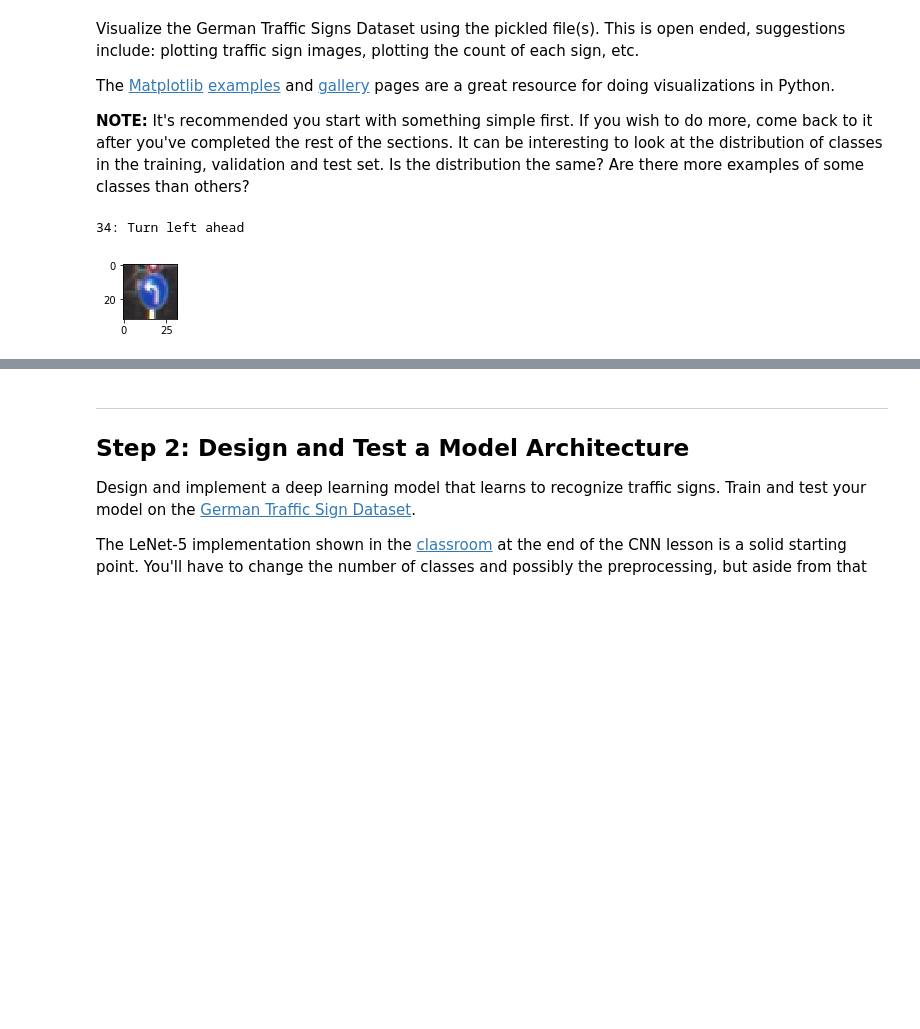
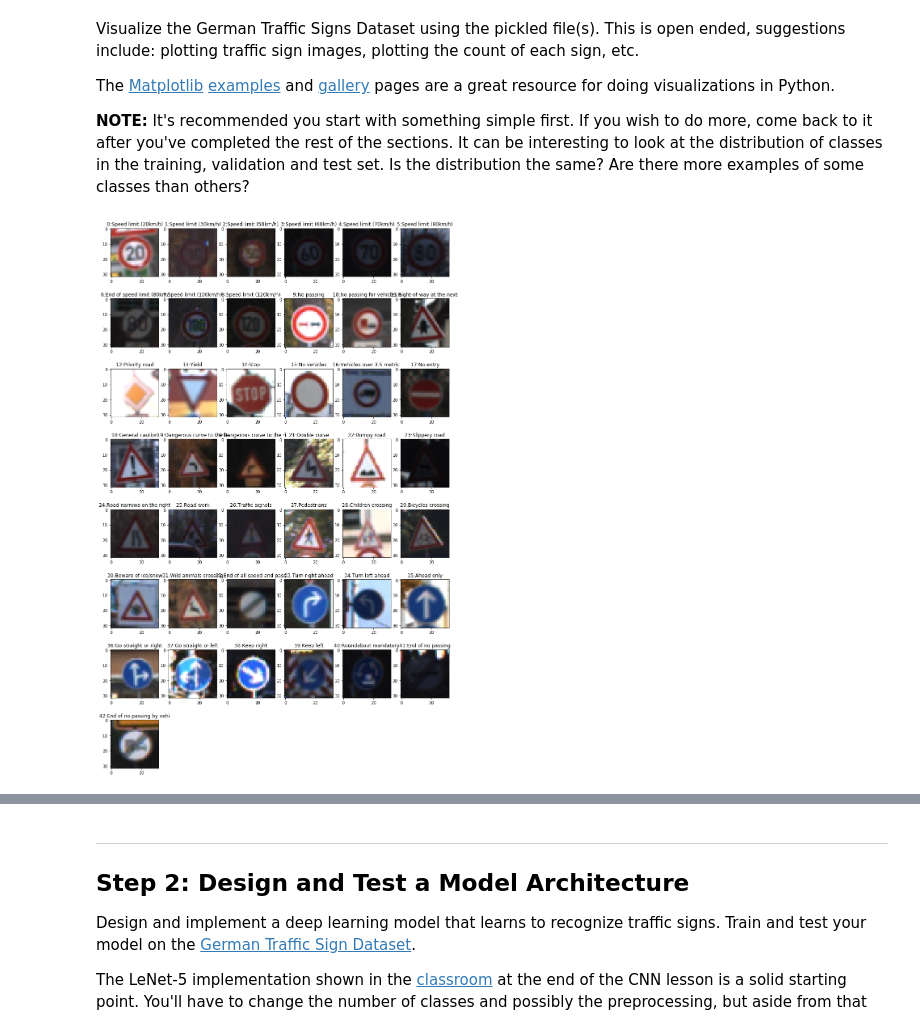
Before and after one commit to ahmadsheikhveisi/CarND-Traffic-Sign-Classifier-Project, a Jupyter notebook: Traffic_Sign_Classifier.ipynb, the cells around one changed output, grey strips where cells are left out. Cells and saved outputs as stored; diff of their text form; code cells hidden in the pictures; blank space fills up the shorter version.

Commit message:
plotting an image from each class plotting the data set distribution changing color spec from hls to yuv adding extra images adding the extra images top five softmax

```diff
--- a/Traffic_Sign_Classifier.ipynb
+++ b/Traffic_Sign_Classifier.ipynb
@@ -96,23 +96,44 @@ The [Matplotlib](http://matplotlib.org/) [examples](http://matplotlib.org/exampl
 # %%
 ### Data exploration visualization code goes here.
 ### Feel free to use as many code cells as needed.
 import matplotlib.pyplot as plt
 # Visualizations will be shown in the notebook.
 %matplotlib inline
 import random
 import csv
 import sys
 
-index = random.randint(0, len(X_train))
-image = X_train[index].squeeze()
 
 
 csv_file = csv.reader(open('signnames.csv'), delimiter=",")
-signname = list(csv_file)[y_train[index]+1][1]
+signnames = list(csv_file)
+
+"""Draw one random training image
+index = random.randint(0, len(X_train))
+image = X_train[index].squeeze()
+signname = signnames[y_train[index]+1][1]
 
 plt.figure(figsize=(1,1))
 plt.imshow(image)
 print(f"{y_train[index]}: {signname}")
+plt.show()
+"""
+
+
+""" Plot a random image from each class"""
+fig_col_num = 6
+fig = plt.figure()
+for cnt in range(n_classes):
+    x_t_cnt = X_train[y_train == cnt]
+    index = random.randint(0, len(x_t_cnt)-1)
+    image = x_t_cnt[index].squeeze()
+    signname = signnames[cnt+1][1]
+
+    axe = fig.add_subplot(int(np.ceil(float(n_classes)/fig_col_num)),fig_col_num,cnt+1)
+    axe.set_title(str(cnt) + ":" + signname[:25])
+    axe.imshow(image)
+
+fig.set_size_inches(15,25)
+plt.show()
 # %% [output]
-34: Turn left ahead
-[figure, old version]
+[figure, new version]
```
Also changed, not shown: parts of 14 cells of this notebook, 21 other files.
